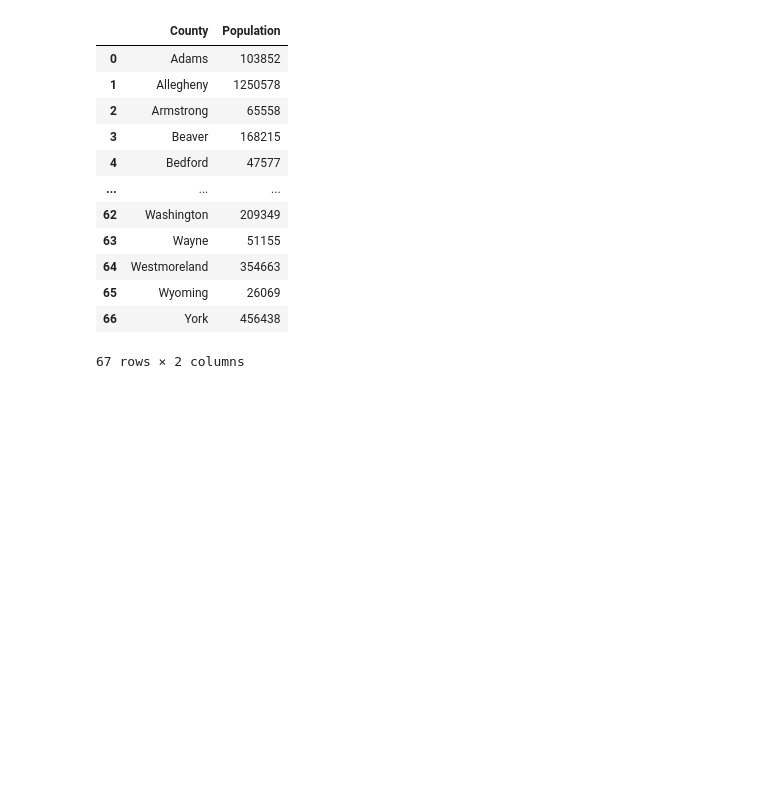
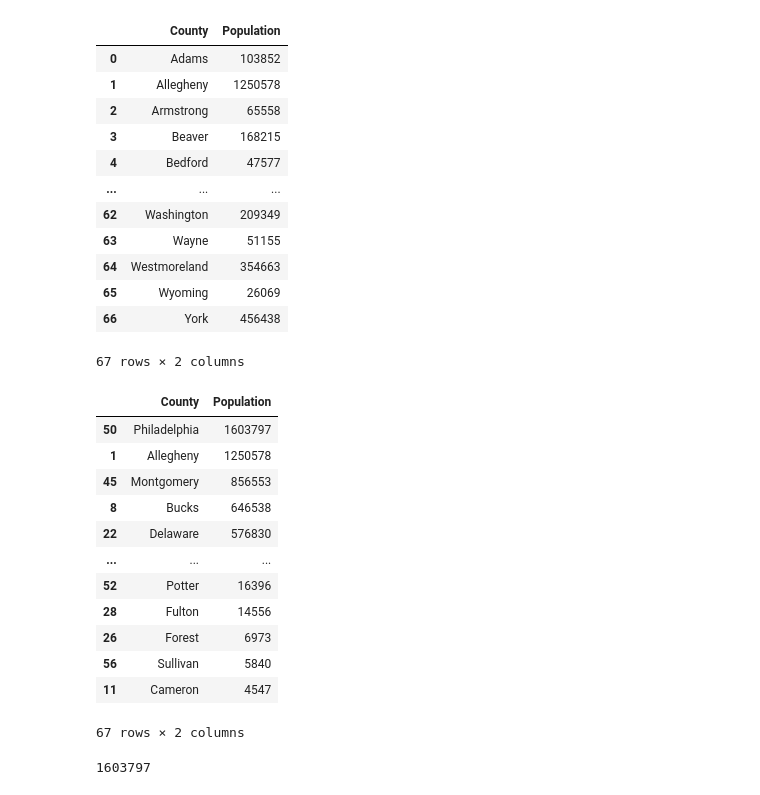
Before and after one commit to vwil12/Capstone, a Jupyter notebook: PA_Capstone.ipynb, the cells around one changed output. Saved outputs shown, nothing was run; the diff lists cells and outputs as text; code cells hidden in the pictures; blank space fills up the shorter version.

```diff
--- a/PA_Capstone.ipynb
+++ b/PA_Capstone.ipynb
@@ -127,3 +127,24 @@ Pop_by_county
 | 65 | Wyoming | 26069 |
 | 66 | York | 456438 |
 67 rows × 2 columns
+# %%
+Pop_by_county_sort = Pop_by_county.sort_values(by=['Population'], ascending=False)
+Pop_by_county_sort
+# %% [output]
+|  | County | Population |
+| 50 | Philadelphia | 1603797 |
+| 1 | Allegheny | 1250578 |
+| 45 | Montgomery | 856553 |
+| 8 | Bucks | 646538 |
+| 22 | Delaware | 576830 |
+| ... | ... | ... |
+| 52 | Potter | 16396 |
+| 28 | Fulton | 14556 |
+| 26 | Forest | 6973 |
+| 56 | Sullivan | 5840 |
+| 11 | Cameron | 4547 |
+67 rows × 2 columns
+# %%
+max(Pop_by_county['Population'])
+# %% [output]
+1603797
```
Also changed, not shown: parts of 8 cells of this notebook.
